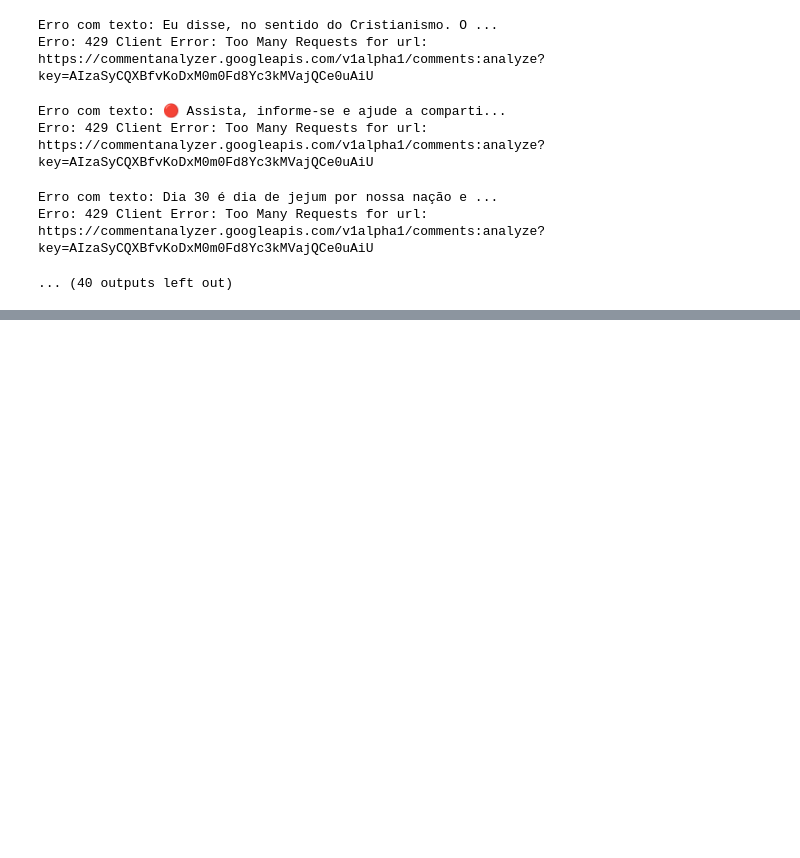
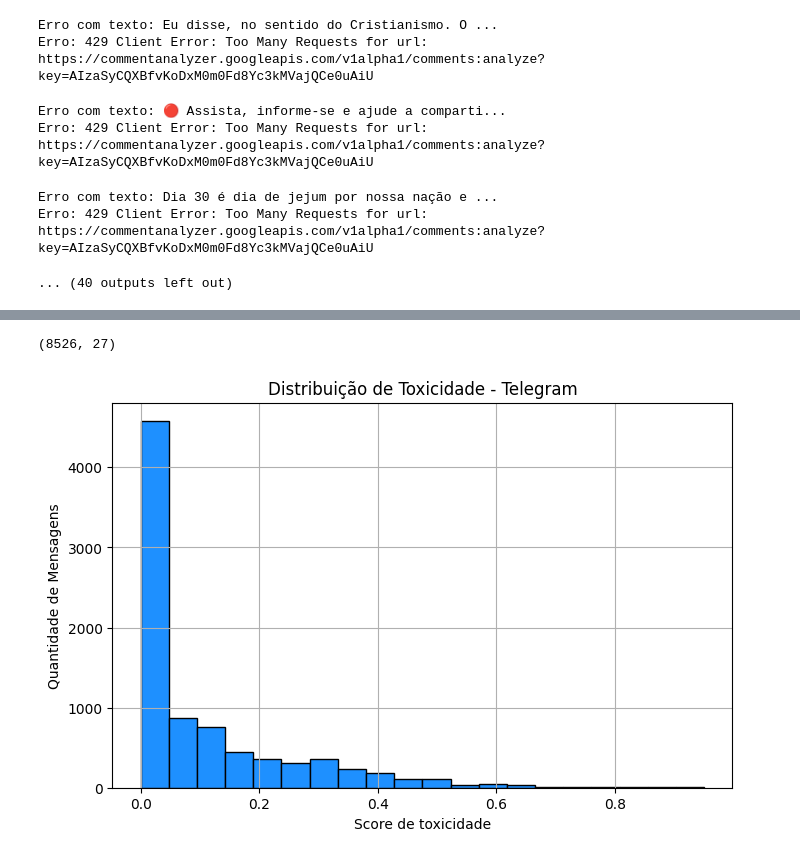
Before and after one commit to jmmfilho/fundamentalismoreligioso-whatsapp-telegram, a Jupyter notebook: notebooks/API_Perspective_telegram.ipynb, the cells around one changed output, grey strips where cells are left out. Cells and saved outputs as stored; diff of their text form; code cells hidden in the pictures; blank space fills up the shorter version.

Commit message:
update api perspective

```diff
--- a/notebooks/API_Perspective_telegram.ipynb
+++ b/notebooks/API_Perspective_telegram.ipynb
@@ -304,0 +307,3 @@ df_final_telegram.to_csv('./resultado_api_perspective/faKeTelegram_API_Perspecti
+# %%
+df = pd.read_csv('../resultados/resultado_api_perspective/fakeTelegram_API_Perspective.BR_2022.csv')
+df.head()
@@ -304,0 +318,16 @@ df_final_telegram.to_csv('./resultado_api_perspective/faKeTelegram_API_Perspecti
+# %%
+df.shape
+# %% [output]
+(8526, 27)
+# %%
+
+
+plt.figure(figsize=(8, 5))
+plt.hist(df['toxicity'], bins=20, color='dodgerblue', edgecolor='black')
+plt.title('Distribuição de Toxicidade - Telegram')
+plt.xlabel('Score de toxicidade')
+plt.ylabel('Quantidade de Mensagens')
+plt.grid(True)
+plt.show()
+# %% [output]
+[figure, added]
```
Also changed, not shown: parts of 7 cells of this notebook, 1 other file.
